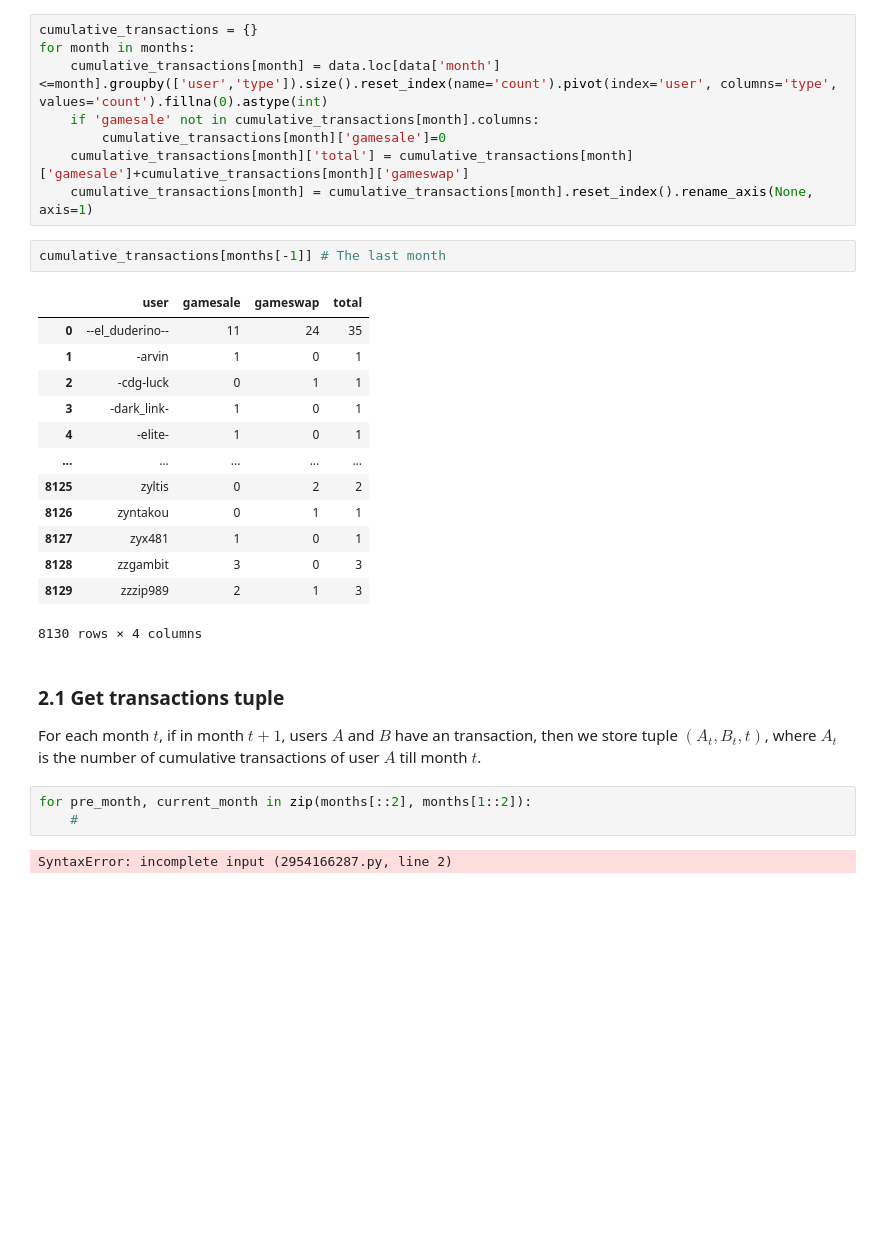
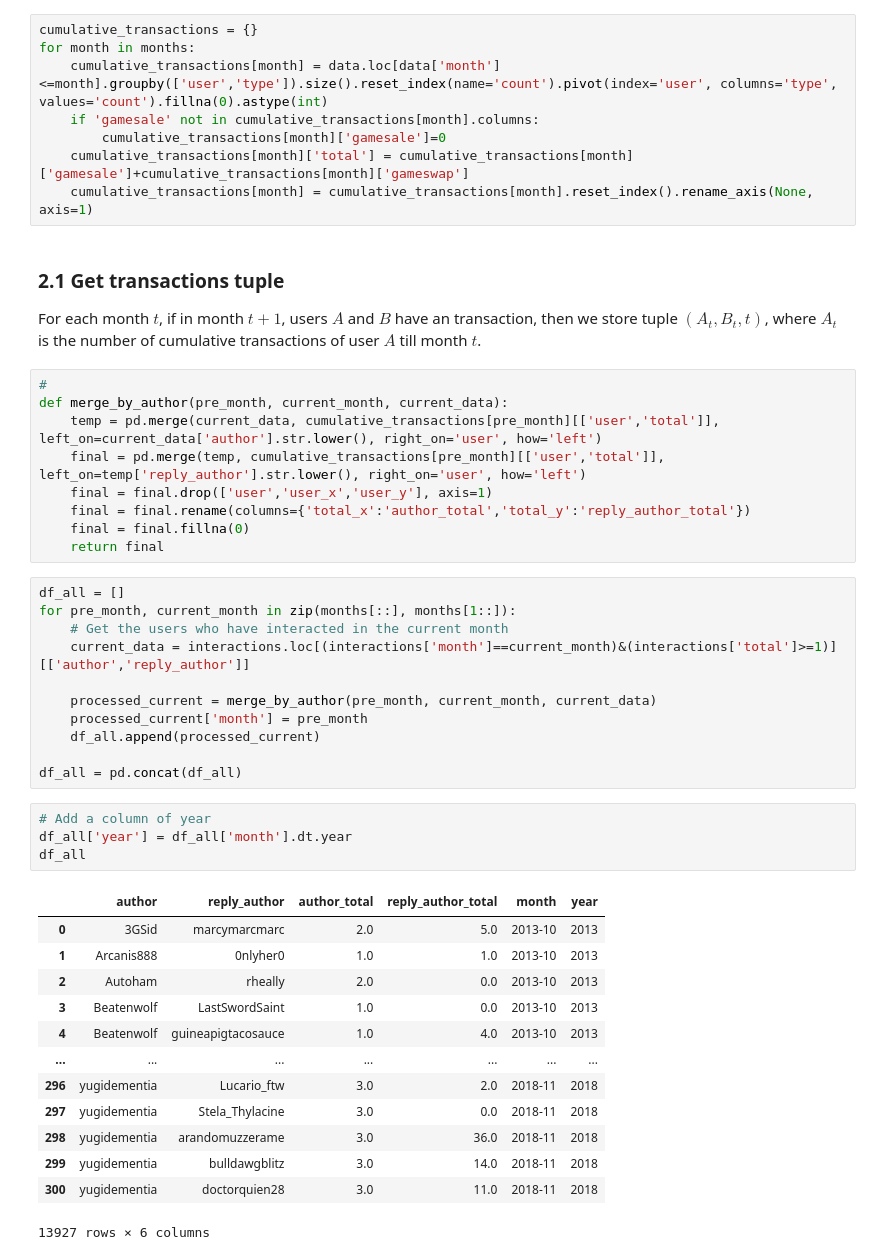
Before and after one commit to Jinyi-Liu/BZAN643-Project, a Jupyter notebook: 03_Reciprocal_Analysis.ipynb, the cells around one changed output. Cells and saved outputs as stored; diff of their text form; blank space fills up the shorter version.

```diff
--- a/03_Reciprocal_Analysis.ipynb
+++ b/03_Reciprocal_Analysis.ipynb
@@ -117,27 +119,44 @@ for month in months:
         cumulative_transactions[month]['gamesale']=0
     cumulative_transactions[month]['total'] = cumulative_transactions[month]['gamesale']+cumulative_transactions[month]['gameswap']
     cumulative_transactions[month] = cumulative_transactions[month].reset_index().rename_axis(None, axis=1)
-# %%
-cumulative_transactions[months[-1]] # The last month
-# %% [output]
-|  | user | gamesale | gameswap | total |
-| 0 | --el_duderino-- | 11 | 24 | 35 |
-| 1 | -arvin | 1 | 0 | 1 |
-| 2 | -cdg-luck | 0 | 1 | 1 |
-| 3 | -dark_link- | 1 | 0 | 1 |
-| 4 | -elite- | 1 | 0 | 1 |
-| ... | ... | ... | ... | ... |
-| 8125 | zyltis | 0 | 2 | 2 |
-| 8126 | zyntakou | 0 | 1 | 1 |
-| 8127 | zyx481 | 1 | 0 | 1 |
-| 8128 | zzgambit | 3 | 0 | 3 |
-| 8129 | zzzip989 | 2 | 1 | 3 |
-8130 rows × 4 columns
 # %% [markdown]
 ### 2.1 Get transactions tuple
 For each month $t$, if in month $t+1$, users $A$ and $B$ have an transaction, then we store tuple $(A_t, B_t, t)$, where $A_t$ is the number of cumulative transactions of user $A$ till month $t$.
+# %%
+#
+def merge_by_author(pre_month, current_month, current_data):
+    temp = pd.merge(current_data, cumulative_transactions[pre_month][['user','total']], left_on=current_data['author'].str.lower(), right_on='user', how='left')
+    final = pd.merge(temp, cumulative_transactions[pre_month][['user','total']], left_on=temp['reply_author'].str.lower(), right_on='user', how='left')
+    final = final.drop(['user','user_x','user_y'], axis=1)
+    final = final.rename(columns={'total_x':'author_total','total_y':'reply_author_total'})
+    final = final.fillna(0)
+    return final
 # %%
-for pre_month, current_month in zip(months[::2], months[1::2]):
-    #
+df_all = []
+for pre_month, current_month in zip(months[::], months[1::]):
+    # Get the users who have interacted in the current month
+    current_data = interactions.loc[(interactions['month']==current_month)&(interactions['total']>=1)][['author','reply_author']]
+
+    processed_current = merge_by_author(pre_month, current_month, current_data)
+    processed_current['month'] = pre_month
+    df_all.append(processed_current)
+
+df_all = pd.concat(df_all)
-# %% [output]
-SyntaxError: incomplete input (2954166287.py, line 2)
+# %%
+# Add a column of year
+df_all['year'] = df_all['month'].dt.year
+df_all
+# %% [output]
+|  | author | reply_author | author_total | reply_author_total | month | year |
+| 0 | 3GSid | marcymarcmarc | 2.0 | 5.0 | 2013-10 | 2013 |
+| 1 | Arcanis888 | 0nlyher0 | 1.0 | 1.0 | 2013-10 | 2013 |
+| 2 | Autoham | rheally | 2.0 | 0.0 | 2013-10 | 2013 |
+| 3 | Beatenwolf | LastSwordSaint | 1.0 | 0.0 | 2013-10 | 2013 |
+| 4 | Beatenwolf | guineapigtacosauce | 1.0 | 4.0 | 2013-10 | 2013 |
+| ... | ... | ... | ... | ... | ... | ... |
+| 296 | yugidementia | Lucario_ftw | 3.0 | 2.0 | 2018-11 | 2018 |
+| 297 | yugidementia | Stela_Thylacine | 3.0 | 0.0 | 2018-11 | 2018 |
+| 298 | yugidementia | arandomuzzerame | 3.0 | 36.0 | 2018-11 | 2018 |
+| 299 | yugidementia | bulldawgblitz | 3.0 | 14.0 | 2018-11 | 2018 |
+| 300 | yugidementia | doctorquien28 | 3.0 | 11.0 | 2018-11 | 2018 |
+13927 rows × 6 columns
```
Also changed, not shown: parts of 7 cells of this notebook.
